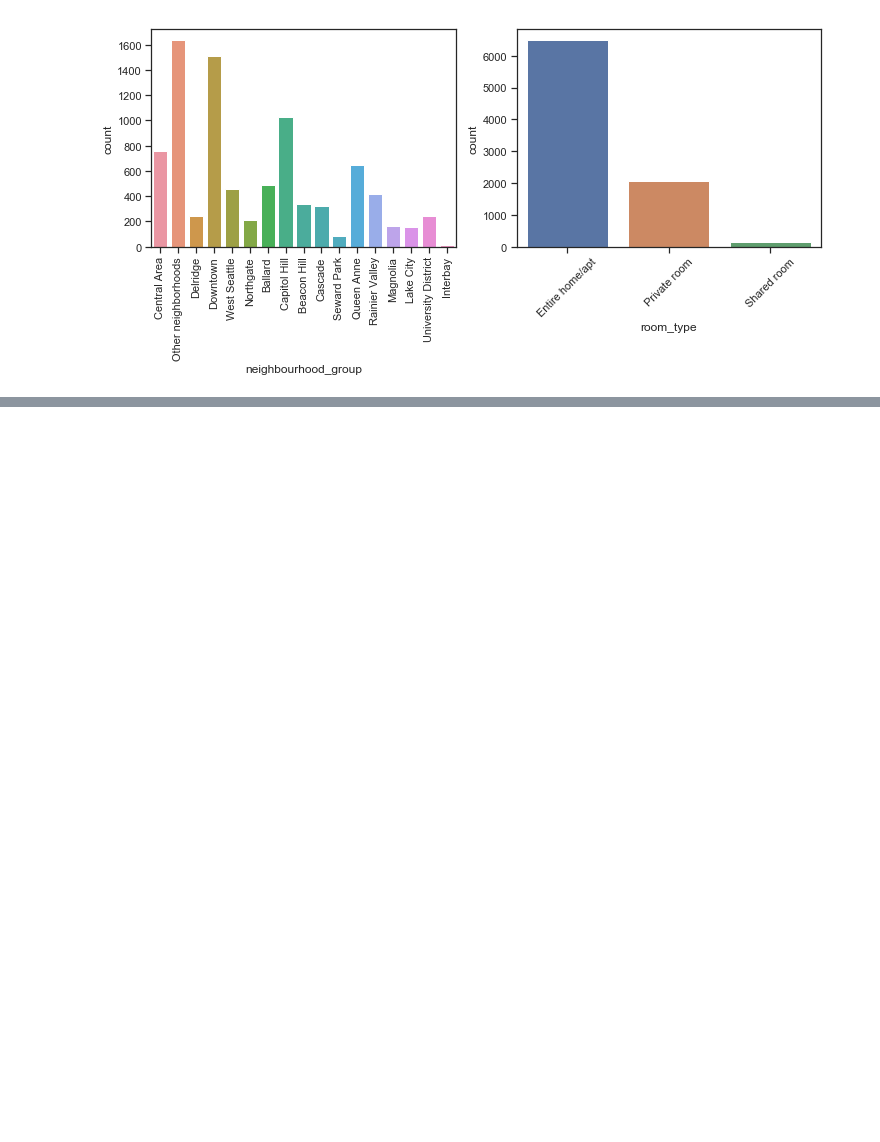
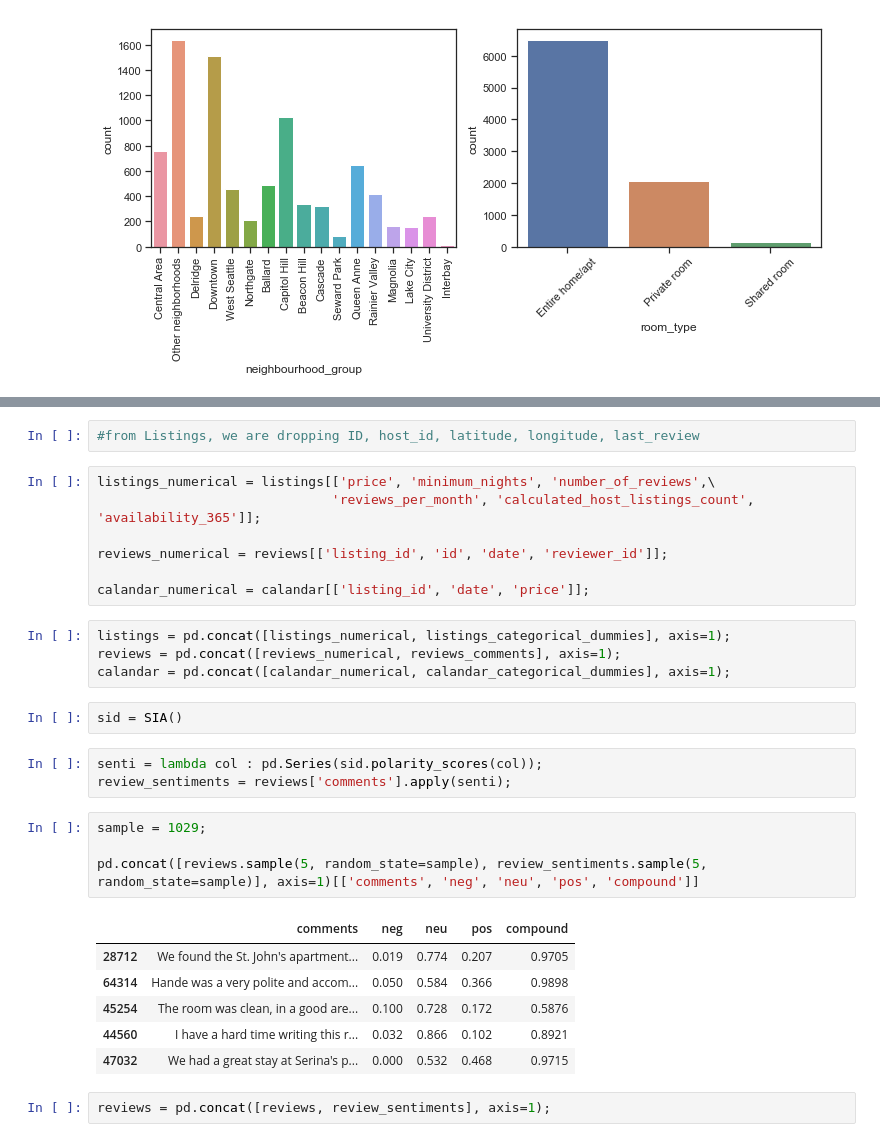
Before and after one commit to ravishchawla/Data-Analysis-with-AirBnB-Data, a Jupyter notebook: Untitled.ipynb, the cells around one changed output, grey strips where cells are left out. Drawn from its saved outputs; the diff is of its cells as text; blank space fills up the shorter version.

```diff
--- a/Untitled.ipynb
+++ b/Untitled.ipynb
@@ -106,0 +156,31 @@ g.set_xticklabels(g.get_xticklabels(), rotation=45);
+# %%
+#from Listings, we are dropping ID, host_id, latitude, longitude, last_review
+# %%
+listings_numerical = listings[['price', 'minimum_nights', 'number_of_reviews',\
+                              'reviews_per_month', 'calculated_host_listings_count', 'availability_365']];
+
+reviews_numerical = reviews[['listing_id', 'id', 'date', 'reviewer_id']];
+
+calandar_numerical = calandar[['listing_id', 'date', 'price']];
+# %%
+listings = pd.concat([listings_numerical, listings_categorical_dummies], axis=1);
+reviews = pd.concat([reviews_numerical, reviews_comments], axis=1);
+calandar = pd.concat([calandar_numerical, calandar_categorical_dummies], axis=1);
+# %%
+sid = SIA()
+# %%
+senti = lambda col : pd.Series(sid.polarity_scores(col));
+review_sentiments = reviews['comments'].apply(senti);
+# %%
+sample = 1029;
+
+pd.concat([reviews.sample(5, random_state=sample), review_sentiments.sample(5, random_state=sample)], axis=1)[['comments', 'neg', 'neu', 'pos', 'compound']]
+# %% [output]
+|  | comments | neg | neu | pos | compound |
+| 28712 | We found the St. John's apartment... | 0.019 | 0.774 | 0.207 | 0.9705 |
+| 64314 | Hande was a very polite and accom... | 0.050 | 0.584 | 0.366 | 0.9898 |
+| 45254 | The room was clean, in a good are... | 0.100 | 0.728 | 0.172 | 0.5876 |
+| 44560 | I have a hard time writing this r... | 0.032 | 0.866 | 0.102 | 0.8921 |
+| 47032 | We had a great stay at Serina's p... | 0.000 | 0.532 | 0.468 | 0.9715 |
+# %%
+reviews = pd.concat([reviews, review_sentiments], axis=1);
```
Also changed, not shown: parts of 40 cells of this notebook, 1 other file.
